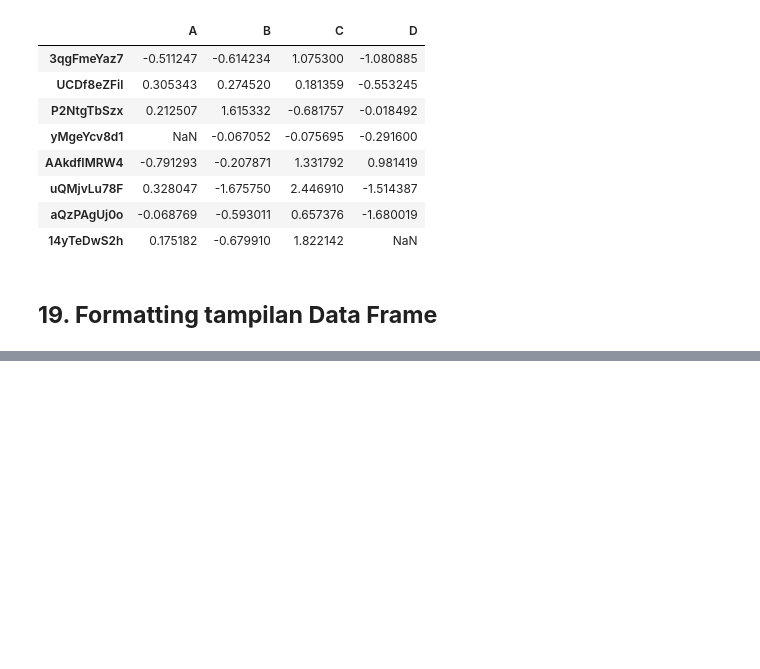
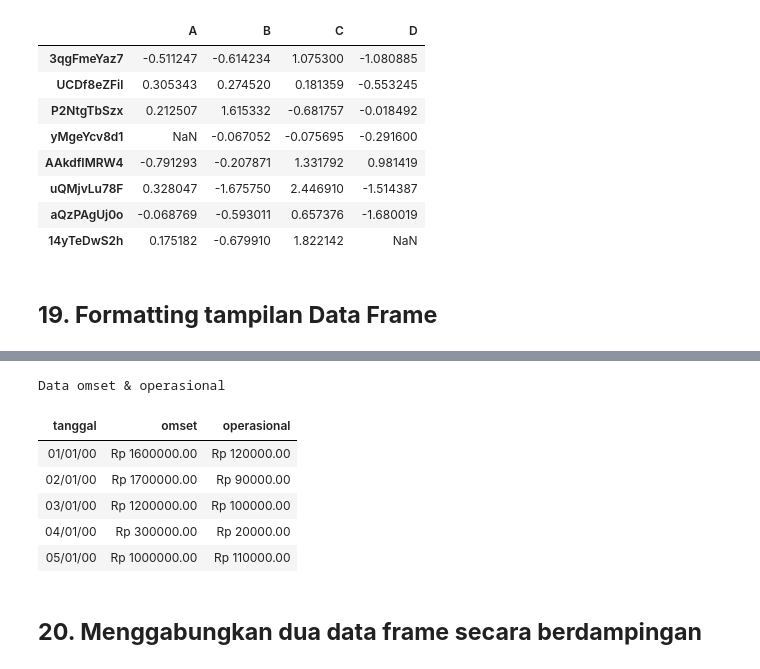
Before and after one commit to Edy-Mochamad/Learn-jupyter-notebook, a Jupyter notebook: pandas.ipynb, the cells around one changed output, grey strips where cells are left out. Cells and saved outputs as stored; diff of their text form; code cells hidden in the pictures; blank space fills up the shorter version.

```diff
--- a/pandas.ipynb
+++ b/pandas.ipynb
@@ -969,0 +1002,20 @@ df
+# %%
+#memberi judul
+laporan.set_caption('Data omset & operasional')
+
+#mewarnai / membedakan data
+laporan.highlight_min('omset', color = 'yellow')
+laporan.highlight_max('omset', color = 'blue')
+
+laporan.highlight_min('operasional', color = 'green')
+laporan.highlight_max('operasional', color = 'red')
+# %% [output]
+Data omset & operasional
+| tanggal | omset | operasional |
+| 01/01/00 | Rp 1600000.00 | Rp 120000.00 |
+| 02/01/00 | Rp 1700000.00 | Rp 90000.00 |
+| 03/01/00 | Rp 1200000.00 | Rp 100000.00 |
+| 04/01/00 | Rp 300000.00 | Rp 20000.00 |
+| 05/01/00 | Rp 1000000.00 | Rp 110000.00 |
+# %% [markdown]
+## **20. Menggabungkan dua data frame secara berdampingan**
```
Also changed, not shown: parts of 8 cells of this notebook.
